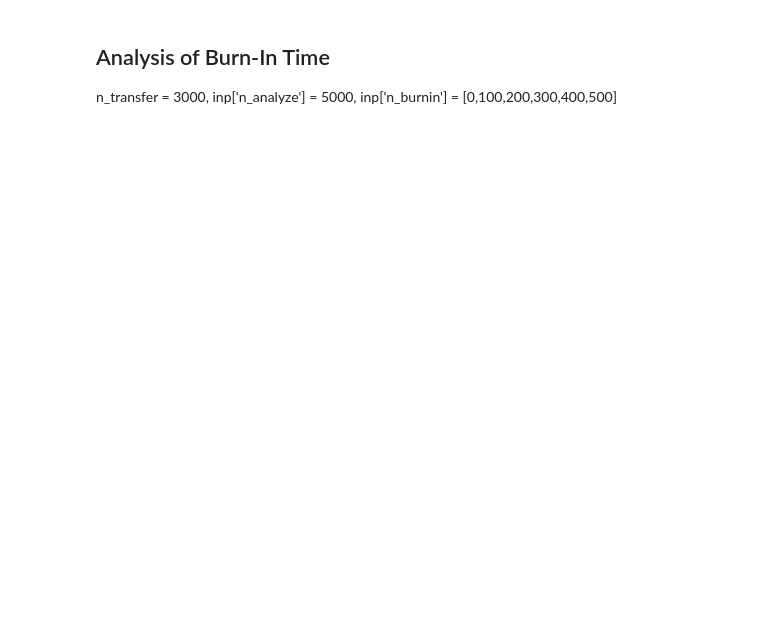
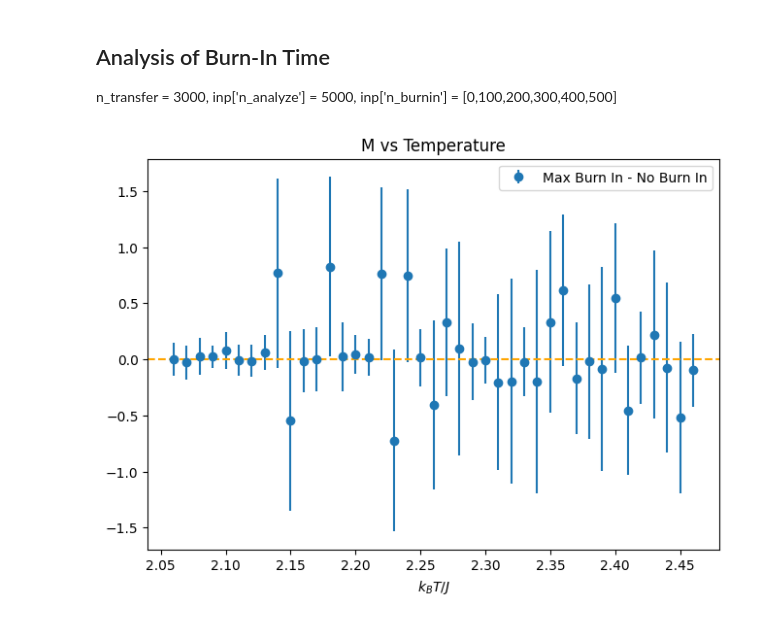
Before and after one commit to DarkLordProgrammer/ising, a Jupyter notebook: ising_plot.ipynb, the cells around one changed output. Saved outputs shown, nothing was run; the diff lists cells and outputs as text; code cells hidden in the pictures; blank space fills up the shorter version.

Commit message:
burn in data and visualization for comparison

```diff
--- a/ising_plot.ipynb
+++ b/ising_plot.ipynb
@@ -321,3 +321,36 @@ create_T_plot(cV_mean, cV_std, X_symbol=r'c_{V}/k_{B}', X_name='Heat Capacity',
 # %% [markdown]
 ## Analysis of Burn-In Time
  n_transfer = 3000, inp['n_analyze']  = 5000, inp['n_burnin']   =  [0,100,200,300,400,500]
+# %%
+fig, ax = plt.subplots(1,1, constrained_layout=True, sharex=True)
+X_mean_first = np.abs(M_means[1])
+X_std_first = M_stds[1]
+X_mean_last = np.abs(M_means[-1])
+X_std_last = M_stds[-1]
+X_mean_diff = X_mean_last - X_mean_first
+X_std_diff = np.sqrt(X_std_last**2 + X_std_first**2) #Assuming independent errors
+ax.errorbar(x=T, y=X_mean_diff, yerr=X_std_diff, fmt='o', label='Max Burn In - No Burn In')
+ax.axhline(0, color='orange', linestyle='--')
+ax.set_xlabel('$k_BT / J$')
+'''
+res_ax.axvline(x=using[2], color='red', linestyle='--', label='$T_c$ (analytic)')
+ax.plot(using[1], using[5], color='orange', label='Analytic')
+res_ax.set_xlabel(T_label)
+res_ax.set_ylabel('Normalized Residual')
+res_ax.axhline(0, color='orange', linestyle='--')
+else: #Plotting specific to not having residuals
+    fig, ax = plt.subplots(1,1, constrained_layout=True)
+    ax.set_xlabel(T_label)
+#Plotting common to all variants
+if with_errorbar:
+    ax.errorbar(using[0], using[3], yerr=using[4], fmt='o', color='blue', label='Simulated')
+    else:
+    ax.errorbar(using[0], using[3], fmt='o', yerr=None, color='blue', label='Simulated')
+ax.set_ylabel(X_label)
+ax.axvline(x=using[2], color='red', linestyle='--', label='$T_c$ (analytic)')
+'''
+ax.legend()
+ax.set_title('M vs Temperature')
+plt.show()
+# %% [output]
+[figure, added]
```
Also changed, not shown: parts of 6 cells of this notebook, 5 other files.
